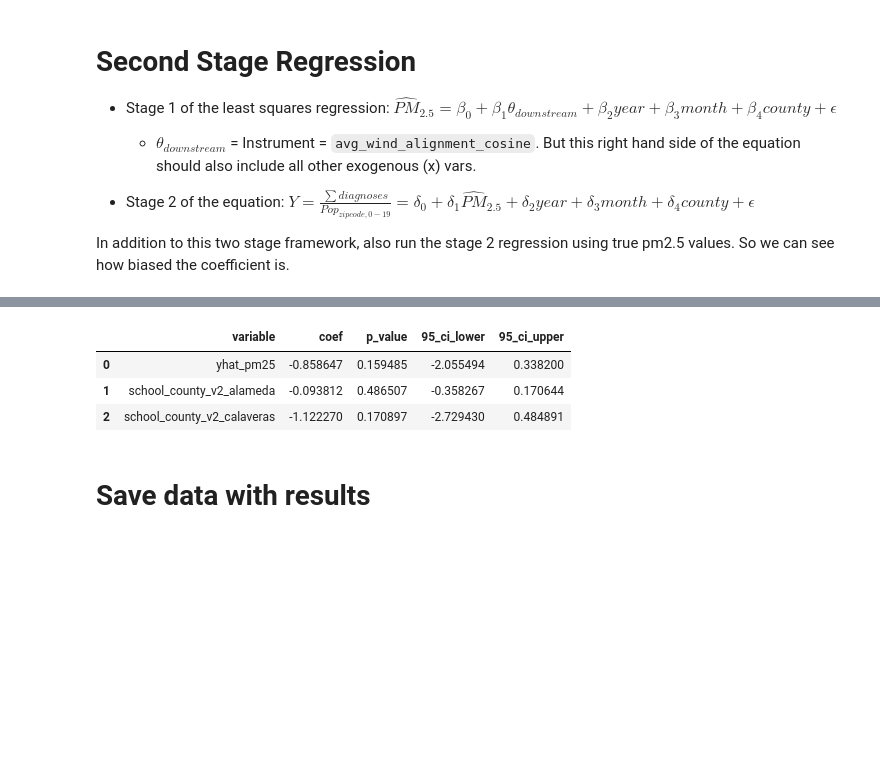
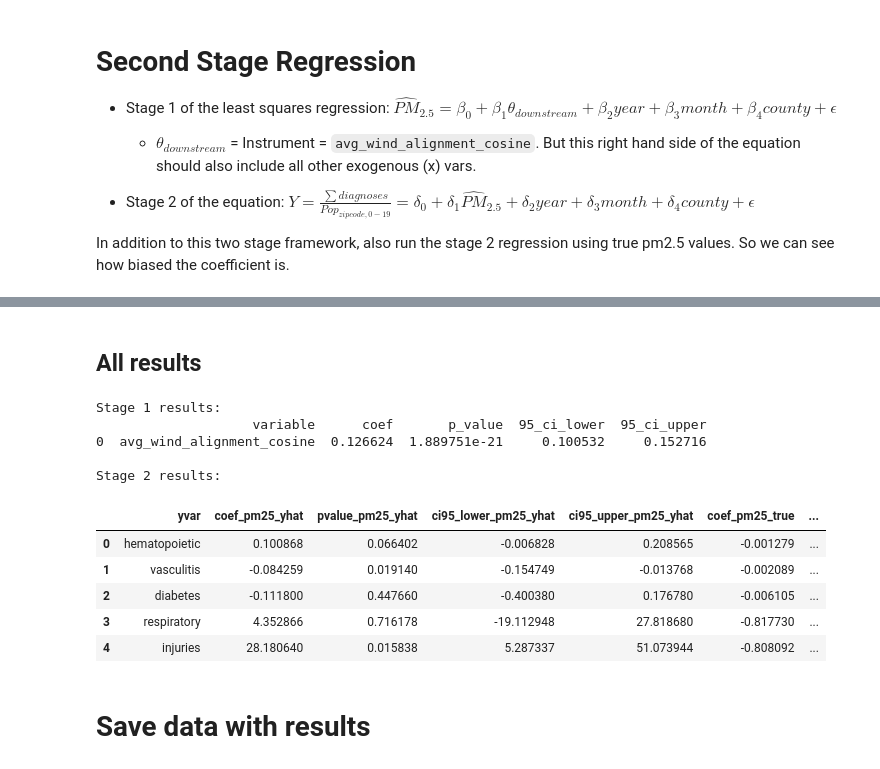
Before and after one commit to mattslyons/JLPS_capstone_project, a Jupyter notebook: modeling/2sls_sk_encoding.ipynb, the cells around one changed output, grey strips where cells are left out. Saved outputs shown, nothing was run; the diff lists cells and outputs as text; code cells hidden in the pictures; blank space fills up the shorter version.

```diff
--- a/modeling/2sls_sk_encoding.ipynb
+++ b/modeling/2sls_sk_encoding.ipynb
@@ -40,7 +40,7 @@ pd.options.mode.chained_assignment = None
 # from linearmodels.iv import IV2SLS as IV2SLS_v2
 # %%
 # local or gdrive
-path_source = 'gdrive'
+path_source = 'work'
 
 if path_source == 'gdrive':
   from google.colab import drive
@@ -324,16 +361,22 @@ get_ols_res(fit2_diab).head(3)
 # %%
 # fit model
-fit2_resp_cardio = sm.OLS(df['y_resp_cardio'], X).fit()
+fit2_injuries = sm.OLS(df['y_injuries'], X).fit()
 
 # save model
 if save_results:
-  fit2_resp_cardio.save(os.path.join(data_path, '../fitted_models/stage2_ols_resp_cardio.pickle'), remove_data=True)
+  fit2_injuries.save(os.path.join(fitted_models_path, 'stage2_ols_injuries.pickle'), remove_data=True)
 
 # add fitted y value to our dataset
-df['yhat_resp_cardio'] = fit2_resp_cardio.fittedvalues.values
+df['yhat_injuries'] = fit2_injuries.fittedvalues.values
 
 # Get residuals
-resids_and_fitted_resp_cardio = pd.DataFrame({'resids': fit2_resp_cardio.resid, 'fitted': fit2_resp_cardio.fittedvalues.values})
+resids_and_fitted_injuries = pd.DataFrame({'resids': fit2_injuries.resid, 'fitted': fit2_injuries.fittedvalues.values})
 
-get_ols_res(fit2_resp_cardio).head(3)
+print('yhat pm2.5:')
+print(get_ols_res(fit2_injuries).head(1))
+
+# fit model with true pm2.5
+fit2_injuries_truepm2 = sm.OLS(df['y_injuries'], X_truepm25).fit()
+print('\ntrue pm2.5:')
+print(get_ols_res(fit2_injuries_truepm2).head(1))
 # %% [output]
@@ -344,23 +390,43 @@ get_ols_res(fit2_resp_cardio).head(3)
-# %%
-# fit model
-fit2_injuries = sm.OLS(df['y_injuries'], X).fit()
-
-# save model
-if save_results:
-  fit2_injuries.save(os.path.join(data_path, '../fitted_models/stage2_ols_injuries.pickle'), remove_data=True)
-
-# add fitted y value to our dataset
-df['yhat_injuries'] = fit2_injuries.fittedvalues.values
-
-# Get residuals
-resids_and_fitted_injuries = pd.DataFrame({'resids': fit2_injuries.resid, 'fitted': fit2_injuries.fittedvalues.values})
-
-get_ols_res(fit2_injuries).head(3)
-# %% [output]
-|  | variable | coef | p_value | 95_ci_lower | 95_ci_upper |
-| 0 | yhat_pm25 | -0.858647 | 0.159485 | -2.055494 | 0.338200 |
-| 1 | school_county_v2_alameda | -0.093812 | 0.486507 | -0.358267 | 0.170644 |
-| 2 | school_county_v2_calaveras | -1.122270 | 0.170897 | -2.729430 | 0.484891 |
+# %% [markdown]
+## All results
+# %%
+all_res_yhat = [get_ols_res(x).head(1) for x in [fit2_hema, fit2_vasc, fit2_diab, fit2_resp_cardio, fit2_injuries]]
+all_res_true = [get_ols_res(x).head(1) for x in [fit2_hema_truepm25, fit2_vasc_truepm2, fit2_diab_truepm2, fit2_resp_cardio_truepm2, fit2_injuries_truepm2]]
+
+all_res_yhat = pd.concat(all_res_yhat)
+all_res_true = pd.concat(all_res_true)
+
+print("Stage 1 results:")
+print(get_ols_res(fit1).head(1))
+
+
+print("\nStage 2 results:")
+df_res = pd.DataFrame({
+  'yvar': ['hematopoietic', 'vasculitis', 'diabetes', 'respiratory', 'injuries']
+
+  ,'coef_pm25_yhat': all_res_yhat['coef'].values
+  ,'pvalue_pm25_yhat': all_res_yhat['p_value'].values
+  ,'ci95_lower_pm25_yhat': all_res_yhat['95_ci_lower'].values
+  ,'ci95_upper_pm25_yhat': all_res_yhat['95_ci_upper'].values
+
+  ,'coef_pm25_true': all_res_true['coef'].values
+  ,'pvalue_pm25_true': all_res_true['p_value'].values
+  ,'ci95_lower_pm25_true': all_res_true['95_ci_lower'].values
+  ,'ci95_upper_pm25_true': all_res_true['95_ci_upper'].values
+})
+df_res
+# %% [output]
+Stage 1 results:
+                    variable      coef       p_value  95_ci_lower  95_ci_upper
+0  avg_wind_alignment_cosine  0.126624  1.889751e-21     0.100532     0.152716
+
+Stage 2 results:
+|  | yvar | coef_pm25_yhat | pvalue_pm25_yhat | ci95_lower_pm25_yhat | ci95_upper_pm25_yhat | coef_pm25_true | ... |
+| 0 | hematopoietic | 0.100868 | 0.066402 | -0.006828 | 0.208565 | -0.001279 | ... |
+| 1 | vasculitis | -0.084259 | 0.019140 | -0.154749 | -0.013768 | -0.002089 | ... |
+| 2 | diabetes | -0.111800 | 0.447660 | -0.400380 | 0.176780 | -0.006105 | ... |
+| 3 | respiratory | 4.352866 | 0.716178 | -19.112948 | 27.818680 | -0.817730 | ... |
+| 4 | injuries | 28.180640 | 0.015838 | 5.287337 | 51.073944 | -0.808092 | ... |
 # %% [markdown]
 # Save data with results
 # %%
```
Also changed, not shown: parts of 9 cells of this notebook.
